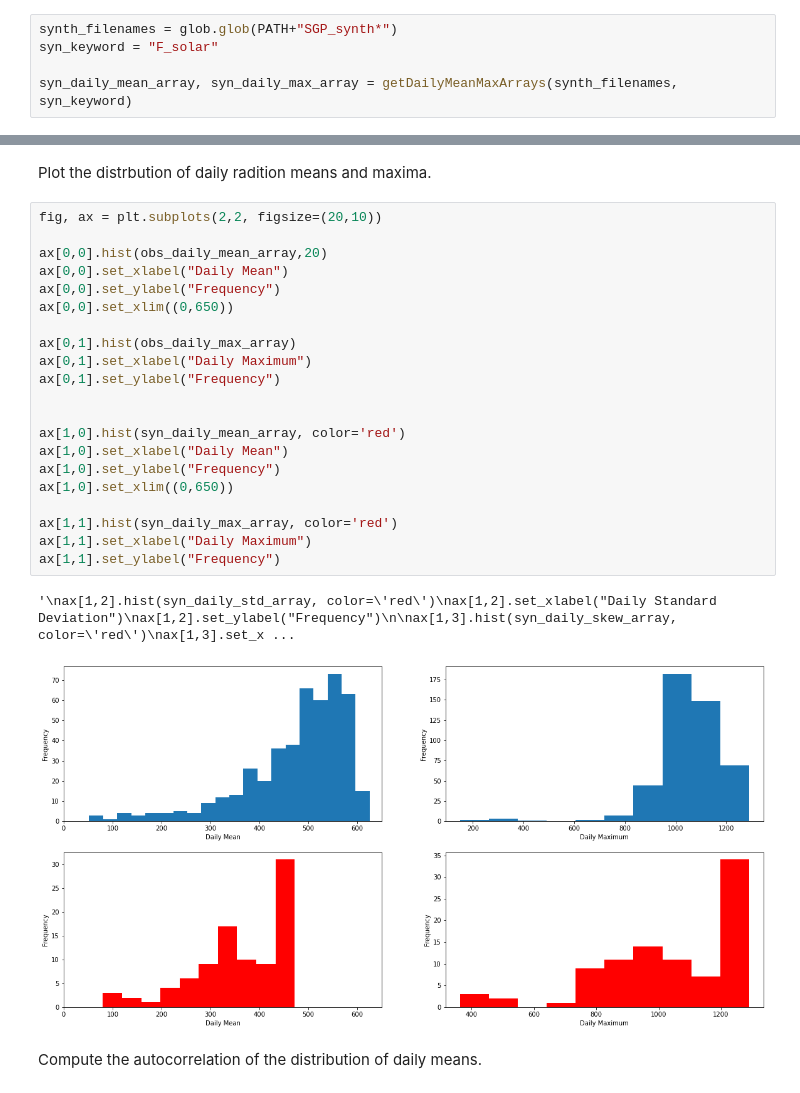
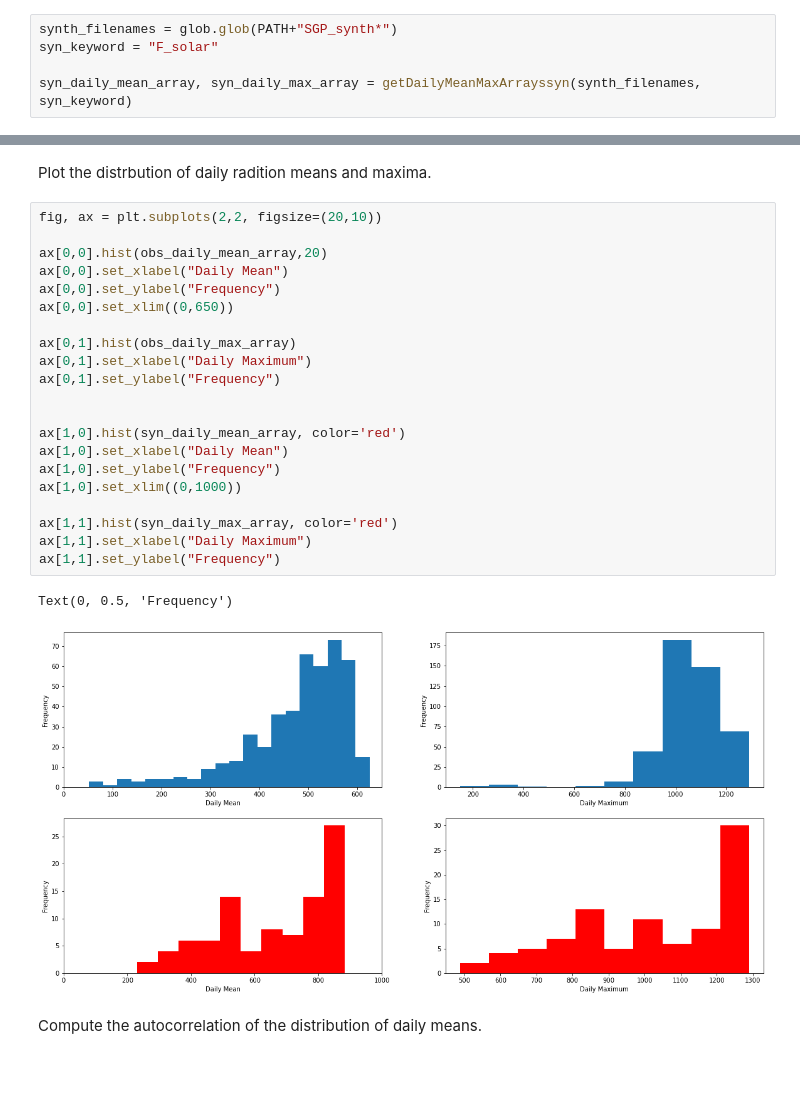
Before and after one commit to adam-bauer-34/climate-simp, a Jupyter notebook: OLLA/MasterDataStatistics.ipynb, the cells around one changed output, grey strips where cells are left out. Cells and saved outputs as stored; diff of their text form.

```diff
--- a/OLLA/MasterDataStatistics.ipynb
+++ b/OLLA/MasterDataStatistics.ipynb
@@ -50,6 +50,6 @@ Same as above for synthetic data.
 synth_filenames = glob.glob(PATH+"SGP_synth*")
 syn_keyword = "F_solar"
 
-syn_daily_mean_array, syn_daily_max_array = getDailyMeanMaxArrays(synth_filenames, syn_keyword)
+syn_daily_mean_array, syn_daily_max_array = getDailyMeanMaxArrayssyn(synth_filenames, syn_keyword)
 # %% [output]
 0
@@ -70,27 +72,27 @@ Plot the distrbution of daily radition means and maxima.
 # %%
 fig, ax = plt.subplots(2,2, figsize=(20,10))
 
 ax[0,0].hist(obs_daily_mean_array,20)
 ax[0,0].set_xlabel("Daily Mean")
 ax[0,0].set_ylabel("Frequency")
 ax[0,0].set_xlim((0,650))
 
 ax[0,1].hist(obs_daily_max_array)
 ax[0,1].set_xlabel("Daily Maximum")
 ax[0,1].set_ylabel("Frequency")
 
 
 ax[1,0].hist(syn_daily_mean_array, color='red')
 ax[1,0].set_xlabel("Daily Mean")
 ax[1,0].set_ylabel("Frequency")
-ax[1,0].set_xlim((0,650))
+ax[1,0].set_xlim((0,1000))
 
 ax[1,1].hist(syn_daily_max_array, color='red')
 ax[1,1].set_xlabel("Daily Maximum")
 ax[1,1].set_ylabel("Frequency")
 # %% [output]
-'\nax[1,2].hist(syn_daily_std_array, color=\'red\')\nax[1,2].set_xlabel("Daily Standard Deviation")\nax[1,2].set_ylabel("Frequency")\n\nax[1,3].hist(syn_daily_skew_array, color=\'red\')\nax[1,3].set_x ...
+Text(0, 0.5, 'Frequency')
-[figure, old version]
+[figure, new version]
 # %% [markdown]
 Compute the autocorrelation of the distribution of daily means.
 # %%
```
Also changed, not shown: parts of 7 cells of this notebook, 3 other files.
